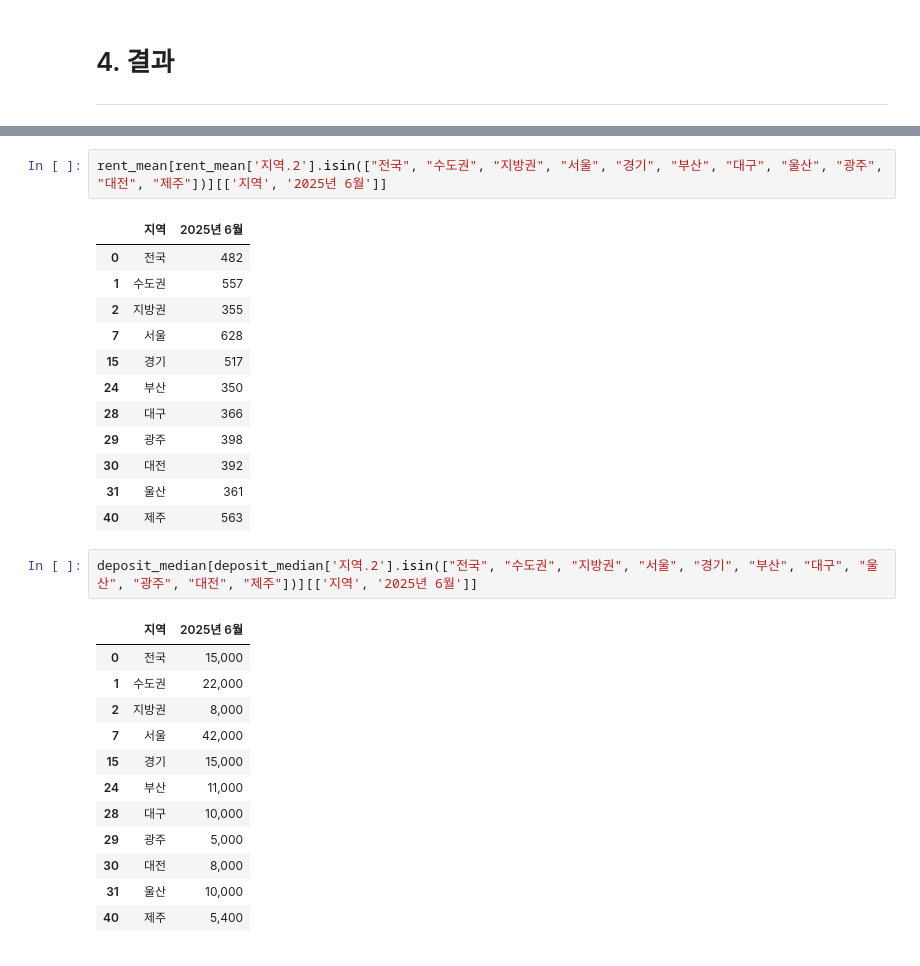
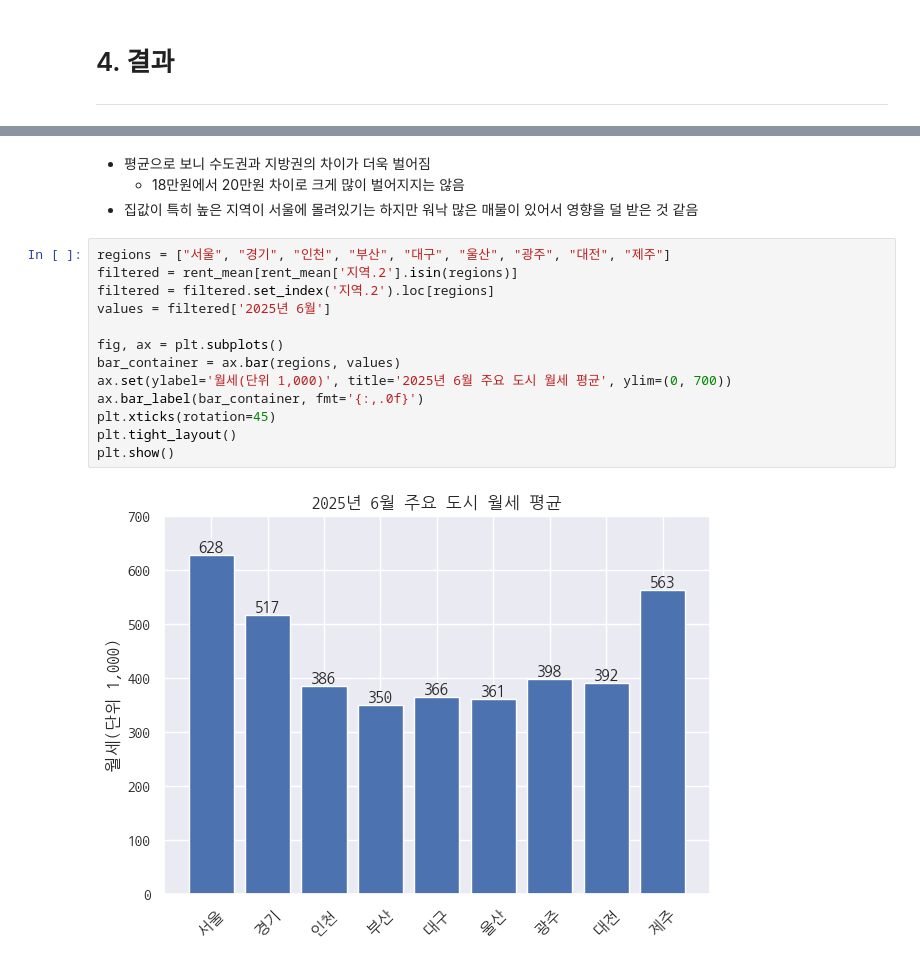
Before and after one commit to 8804who/MonthlyData, a Jupyter notebook: 7월/code.ipynb, the cells around one changed output, grey strips where cells are left out. Drawn from its saved outputs; the diff is of its cells as text.

```diff
--- a/7월/code.ipynb
+++ b/7월/code.ipynb
@@ -45,30 +99,19 @@ rent_median[rent_median['지역.2'].isin(["전국", "수도권", "지방권", "
+# %% [markdown]
+- 평균으로 보니 수도권과 지방권의 차이가 더욱 벌어짐
+    - 18만원에서 20만원 차이로 크게 많이 벌어지지는 않음
+- 집값이 특히 높은 지역이 서울에 몰려있기는 하지만 워낙 많은 매물이 있어서 영향을 덜 받은 것 같음
 # %%
-rent_mean[rent_mean['지역.2'].isin(["전국", "수도권", "지방권", "서울", "경기", "부산", "대구", "울산", "광주", "대전", "제주"])][['지역', '2025년 6월']]
+regions = ["서울", "경기", "인천", "부산", "대구", "울산", "광주", "대전", "제주"]
+filtered = rent_mean[rent_mean['지역.2'].isin(regions)]
+filtered = filtered.set_index('지역.2').loc[regions]
+values = filtered['2025년 6월']
+
+fig, ax = plt.subplots()
+bar_container = ax.bar(regions, values)
+ax.set(ylabel='월세(단위 1,000)', title='2025년 6월 주요 도시 월세 평균', ylim=(0, 700))
+ax.bar_label(bar_container, fmt='{:,.0f}')
+plt.xticks(rotation=45)
+plt.tight_layout()
+plt.show()
 # %% [output]
-|  | 지역 | 2025년 6월 |
-| 0 | 전국 | 482 |
-| 1 | 수도권 | 557 |
-| 2 | 지방권 | 355 |
-| 7 | 서울 | 628 |
-| 15 | 경기 | 517 |
-| 24 | 부산 | 350 |
-| 28 | 대구 | 366 |
-| 29 | 광주 | 398 |
-| 30 | 대전 | 392 |
-| 31 | 울산 | 361 |
-| 40 | 제주 | 563 |
+[figure, added]
-# %%
-deposit_median[deposit_median['지역.2'].isin(["전국", "수도권", "지방권", "서울", "경기", "부산", "대구", "울산", "광주", "대전", "제주"])][['지역', '2025년 6월']]
-# %% [output]
-|  | 지역 | 2025년 6월 |
-| 0 | 전국 | 15,000 |
-| 1 | 수도권 | 22,000 |
-| 2 | 지방권 | 8,000 |
-| 7 | 서울 | 42,000 |
-| 15 | 경기 | 15,000 |
-| 24 | 부산 | 11,000 |
-| 28 | 대구 | 10,000 |
-| 29 | 광주 | 5,000 |
-| 30 | 대전 | 8,000 |
-| 31 | 울산 | 10,000 |
-| 40 | 제주 | 5,400 |
```
Also changed, not shown: parts of 24 cells of this notebook, 2 other files.
